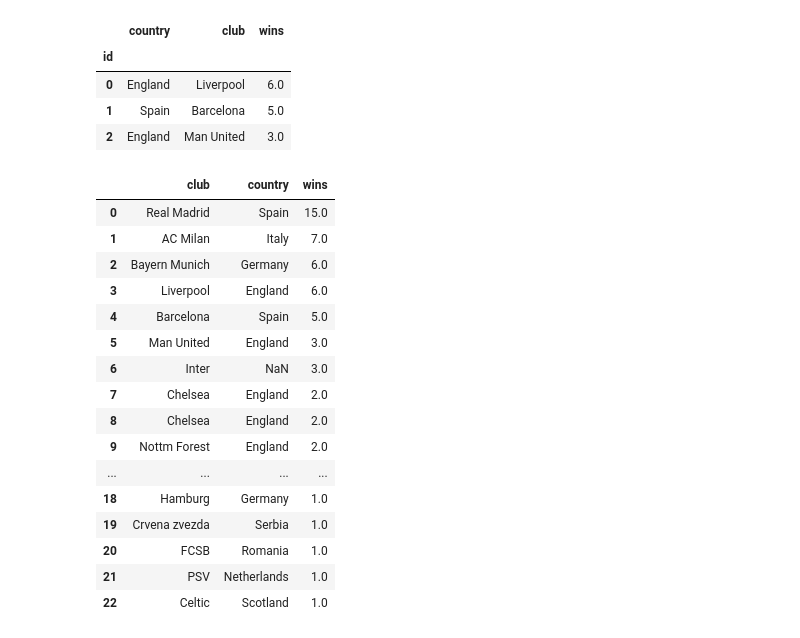
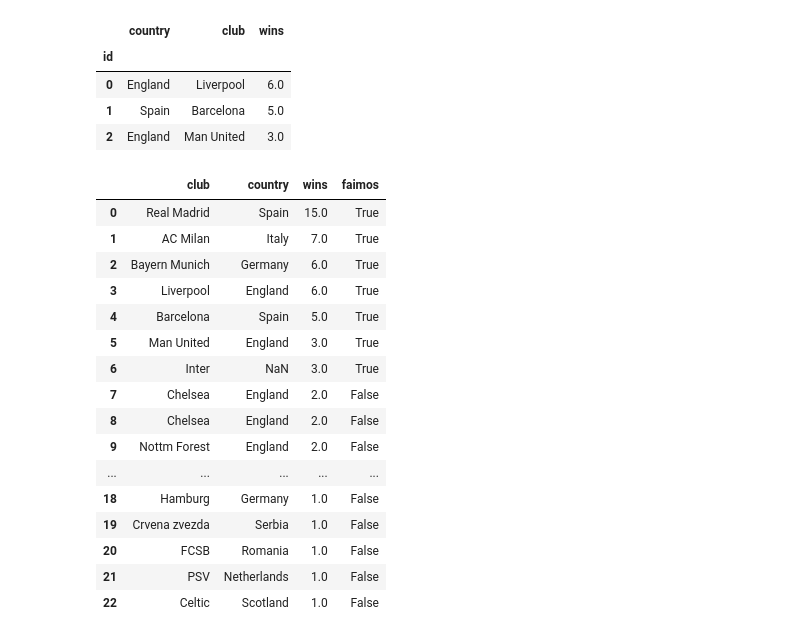
Before and after one commit to sojog/ADR-Fundamente-in-analiza-datelor-cu-Python, a Jupyter notebook: Ziua_2/23.pandas_ucl.ipynb, the cells around one changed output. Saved outputs shown, nothing was run; the diff lists cells and outputs as text; code cells hidden in the pictures.

```diff
--- a/Ziua_2/23.pandas_ucl.ipynb
+++ b/Ziua_2/23.pandas_ucl.ipynb
@@ -302,22 +302,25 @@ df.head(3)
 | 1 | Spain | Barcelona | 5.0 |
 | 2 | England | Man United | 3.0 |
 # %%
-pd.concat([df_echipe, df], axis=0, ignore_index=True)
+new_df = pd.concat([df_echipe, df], axis=0, ignore_index=True)
-# %% [output]
-|  | club | country | wins |
-| 0 | Real Madrid | Spain | 15.0 |
-| 1 | AC Milan | Italy | 7.0 |
-| 2 | Bayern Munich | Germany | 6.0 |
-| 3 | Liverpool | England | 6.0 |
-| 4 | Barcelona | Spain | 5.0 |
-| 5 | Man United | England | 3.0 |
-| 6 | Inter | NaN | 3.0 |
-| 7 | Chelsea | England | 2.0 |
-| 8 | Chelsea | England | 2.0 |
-| 9 | Nottm Forest | England | 2.0 |
-| ... | ... | ... | ... |
-| 18 | Hamburg | Germany | 1.0 |
-| 19 | Crvena zvezda | Serbia | 1.0 |
-| 20 | FCSB | Romania | 1.0 |
-| 21 | PSV | Netherlands | 1.0 |
-| 22 | Celtic | Scotland | 1.0 |
+# %%
+new_df ["faimos"] = new_df["wins"] > 2
+new_df
+# %% [output]
+|  | club | country | wins | faimos |
+| 0 | Real Madrid | Spain | 15.0 | True |
+| 1 | AC Milan | Italy | 7.0 | True |
+| 2 | Bayern Munich | Germany | 6.0 | True |
+| 3 | Liverpool | England | 6.0 | True |
+| 4 | Barcelona | Spain | 5.0 | True |
+| 5 | Man United | England | 3.0 | True |
+| 6 | Inter | NaN | 3.0 | True |
+| 7 | Chelsea | England | 2.0 | False |
+| 8 | Chelsea | England | 2.0 | False |
+| 9 | Nottm Forest | England | 2.0 | False |
+| ... | ... | ... | ... | ... |
+| 18 | Hamburg | Germany | 1.0 | False |
+| 19 | Crvena zvezda | Serbia | 1.0 | False |
+| 20 | FCSB | Romania | 1.0 | False |
+| 21 | PSV | Netherlands | 1.0 | False |
+| 22 | Celtic | Scotland | 1.0 | False |
```
Also changed, not shown: parts of 3 cells of this notebook.
